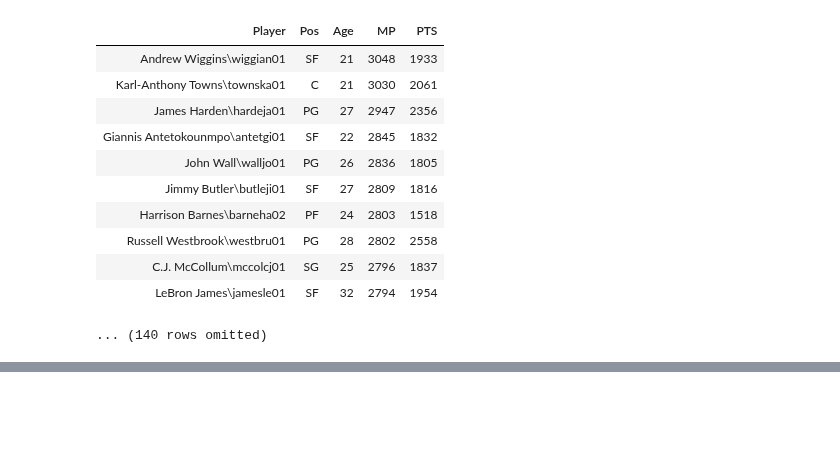
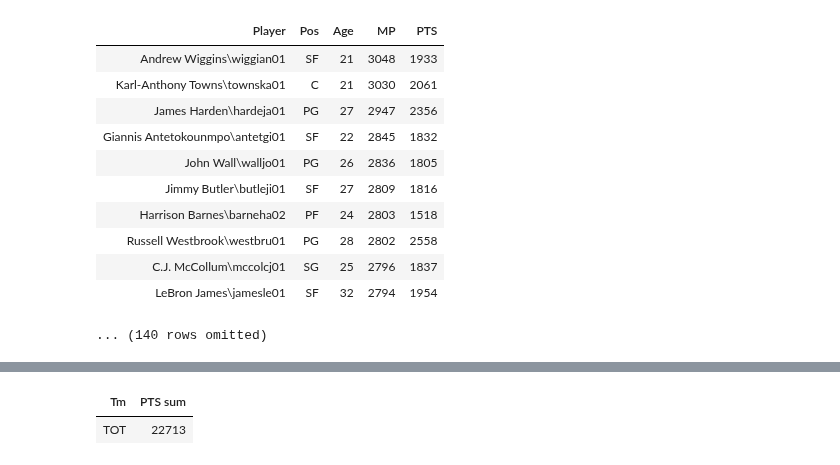
Before and after one commit to ds-modules/SPORTS, a Jupyter notebook: Lecture 2 (Data) Materials/Lab 2.ipynb, the cells around one changed output, grey strips where cells are left out. Cells and saved outputs as stored; diff of their text form; code cells hidden in the pictures; blank space fills up the shorter version.

```diff
--- a/Lecture 2 (Data) Materials/Lab 2.ipynb
+++ b/Lecture 2 (Data) Materials/Lab 2.ipynb
@@ -77,0 +151,7 @@ player_stats.where
+# %%
+teams = player_stats.group('Tm', sum).select('Tm', 'PTS sum')
+teams = teams.sort('PTS sum', descending=True).take(0)
+teams
+# %% [output]
+| Tm | PTS sum |
+| TOT | 22713 |
```
Also changed, not shown: parts of 12 cells of this notebook.
